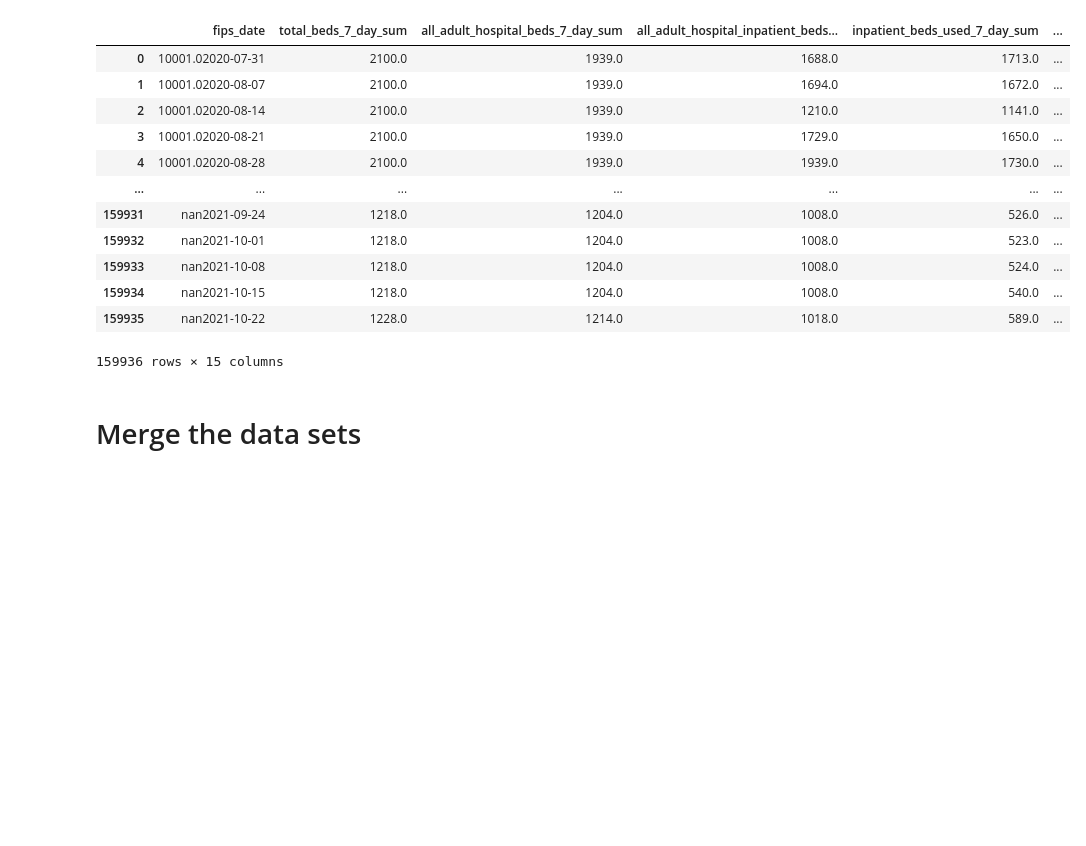
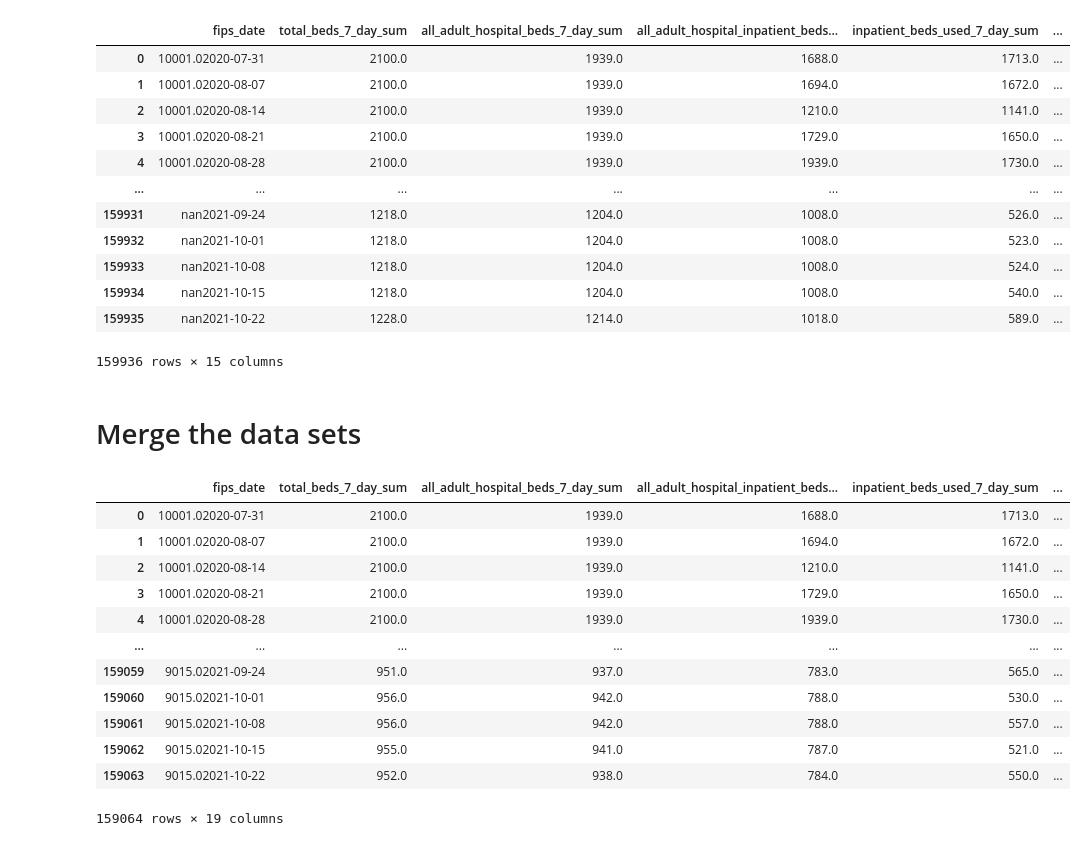
Before and after one commit to philippekerstens/Group-3, a Jupyter notebook: data_files.ipynb, the cells around one changed output. Saved outputs shown, nothing was run; the diff lists cells and outputs as text; code cells hidden in the pictures; blank space fills up the shorter version.

```diff
--- a/data_files.ipynb
+++ b/data_files.ipynb
@@ -216,6 +269,19 @@ agg_hospital_data_df
 # Merge the data sets
 # %%
 # Merge the NYT and hospital dataframes
-
-merged_df = hospital_data_df.merge(nyt_data_grouped)
+merged_df = agg_hospital_data_df.merge(nyt_data_grouped)
 merged_df
+# %% [output]
+|  | fips_date | total_beds_7_day_sum | all_adult_hospital_beds_7_day_sum | all_adult_hospital_inpatient_beds... | inpatient_beds_used_7_day_sum | ... |
+| 0 | 10001.02020-07-31 | 2100.0 | 1939.0 | 1688.0 | 1713.0 | ... |
+| 1 | 10001.02020-08-07 | 2100.0 | 1939.0 | 1694.0 | 1672.0 | ... |
+| 2 | 10001.02020-08-14 | 2100.0 | 1939.0 | 1210.0 | 1141.0 | ... |
+| 3 | 10001.02020-08-21 | 2100.0 | 1939.0 | 1729.0 | 1650.0 | ... |
+| 4 | 10001.02020-08-28 | 2100.0 | 1939.0 | 1939.0 | 1730.0 | ... |
+| ... | ... | ... | ... | ... | ... | ... |
+| 159059 | 9015.02021-09-24 | 951.0 | 937.0 | 783.0 | 565.0 | ... |
+| 159060 | 9015.02021-10-01 | 956.0 | 942.0 | 788.0 | 530.0 | ... |
+| 159061 | 9015.02021-10-08 | 956.0 | 942.0 | 788.0 | 557.0 | ... |
+| 159062 | 9015.02021-10-15 | 955.0 | 941.0 | 787.0 | 521.0 | ... |
+| 159063 | 9015.02021-10-22 | 952.0 | 938.0 | 784.0 | 550.0 | ... |
+159064 rows × 19 columns
```
Also changed, not shown: parts of 3 cells of this notebook.
